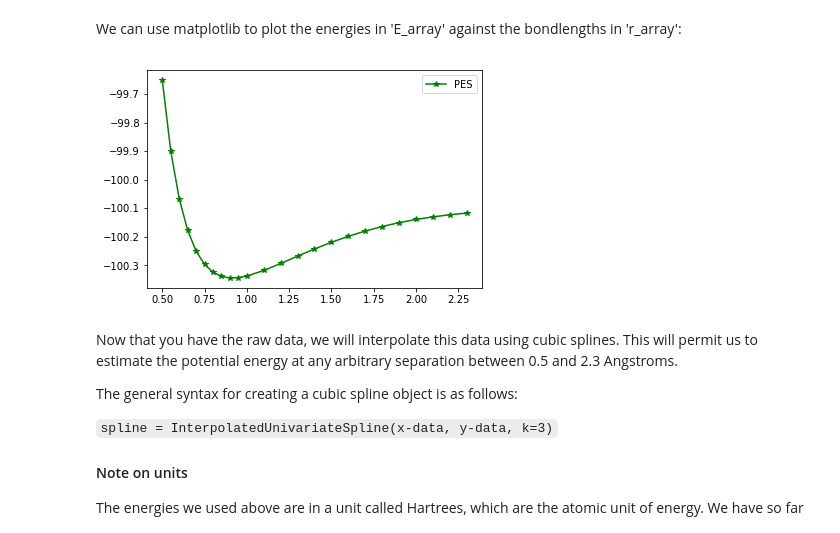
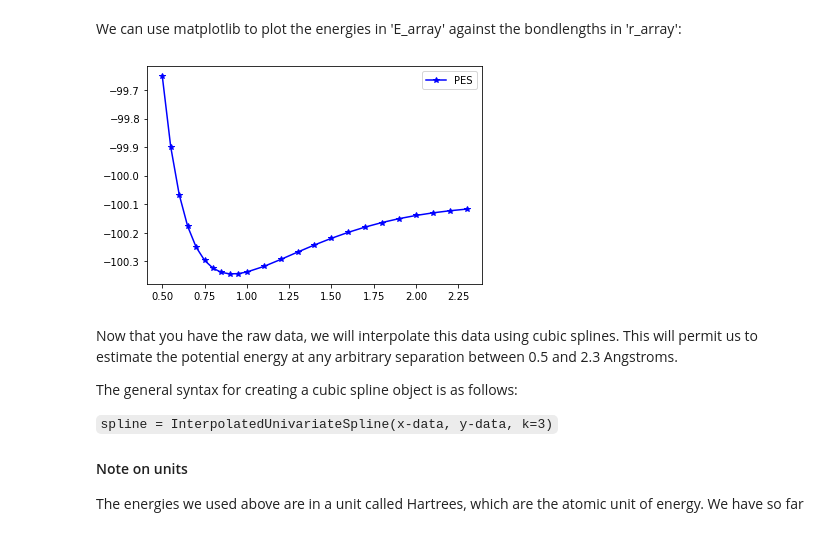
Before and after one commit to Chem6004/Joan, a Jupyter notebook: Computational_Lab_3.ipynb, the cells around one changed output. Drawn from its saved outputs; the diff is of its cells as text; code cells hidden in the pictures.

```diff
--- a/Computational_Lab_3.ipynb
+++ b/Computational_Lab_3.ipynb
@@ -59,11 +52,11 @@ NameError: name 'psi4' is not defined
 # %% [markdown]
 We can use matplotlib to plot the energies in 'E_array' against the bondlengths in 'r_array':
 # %%
-plt.plot(r_array, E_array, '-g*', label='PES')
+plt.plot(r_array, E_array, '-b*', label='PES')
 plt.legend()
 plt.show()
 # %% [output]
-[figure, old version]
+[figure, new version]
 # %% [markdown]
 Now that you have the raw data, we will interpolate this data using cubic splines.  This will permit us to
 estimate the potential energy at any arbitrary separation between 0.5 and 2.3 Angstroms.
```
Also changed, not shown: parts of 18 cells of this notebook.
